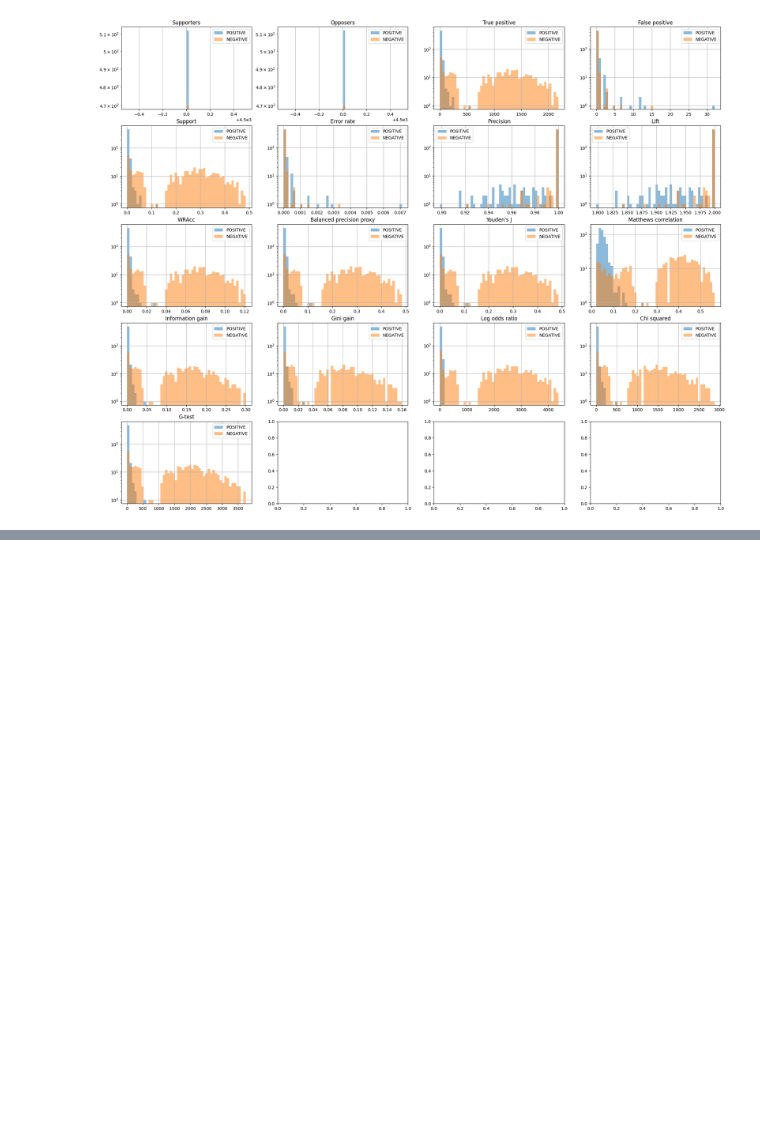
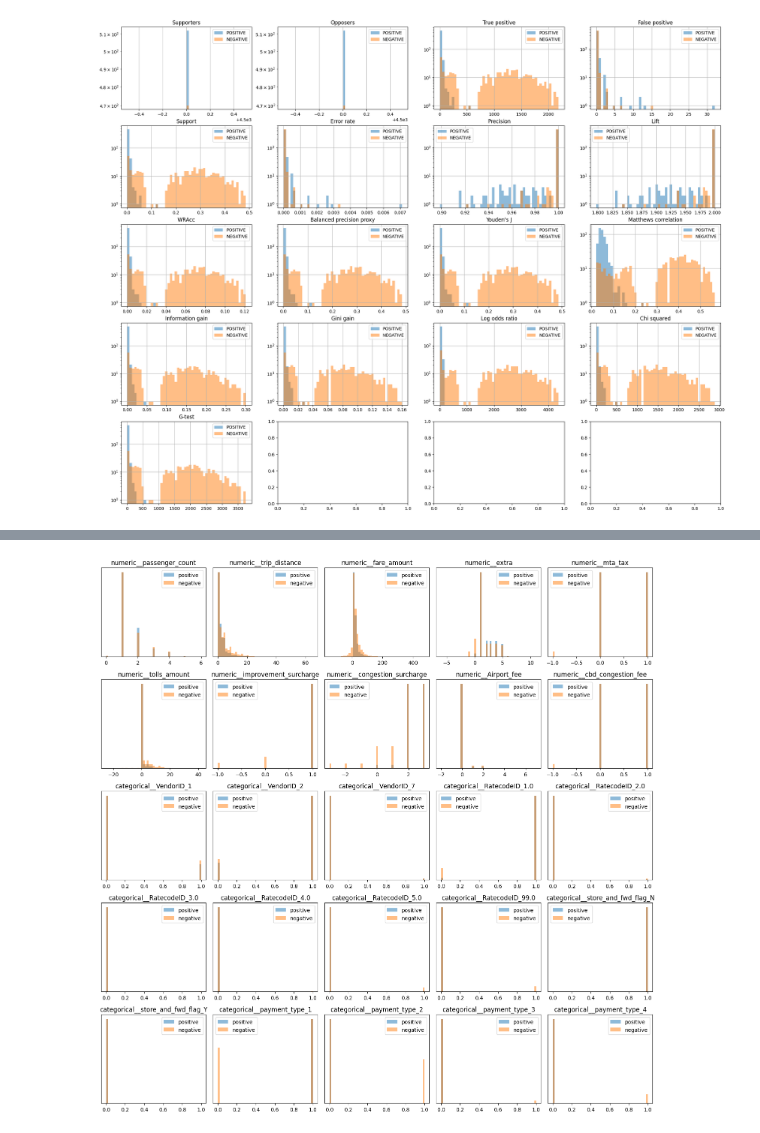
Before and after one commit to TTPO100AJIEX/OSDA-LazyFCA, a Jupyter notebook: experiments/taxi_topk_ranking_raw.ipynb, the cells around one changed output, grey strips where cells are left out. Saved outputs shown, nothing was run; the diff lists cells and outputs as text; code cells hidden in the pictures; blank space fills up the shorter version.

```diff
--- a/experiments/taxi_topk_ranking_raw.ipynb
+++ b/experiments/taxi_topk_ranking_raw.ipynb
@@ -882,3 +882,8 @@ for column, ax in zip(COLUMNS, axes.flat):
     ax.set_yscale('log')
 # %% [output]
 [figure]
+# %%
+classifier = LazyFCA()
+classifier.fit(X_train, y_train)
+expl = classifier.explain_sample(X_test.iloc[500])
+expl
@@ -884,0 +909,5 @@ for column, ax in zip(COLUMNS, axes.flat):
+# %%
+expl.display_binary()
+None
+# %% [output]
+[figure, added]
```
Also changed, not shown: parts of 1 cell of this notebook, 3 other files.
